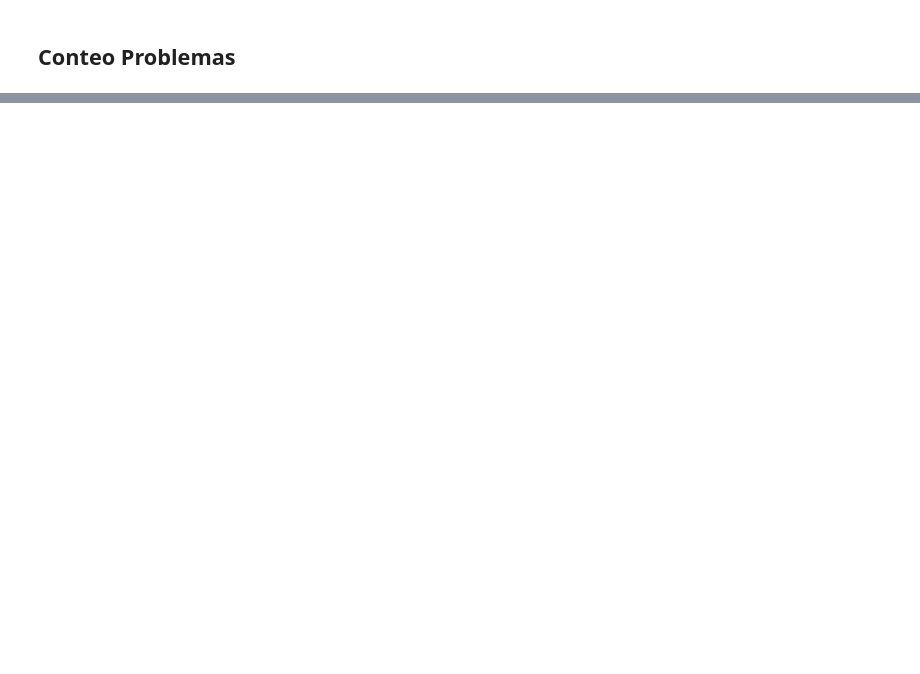
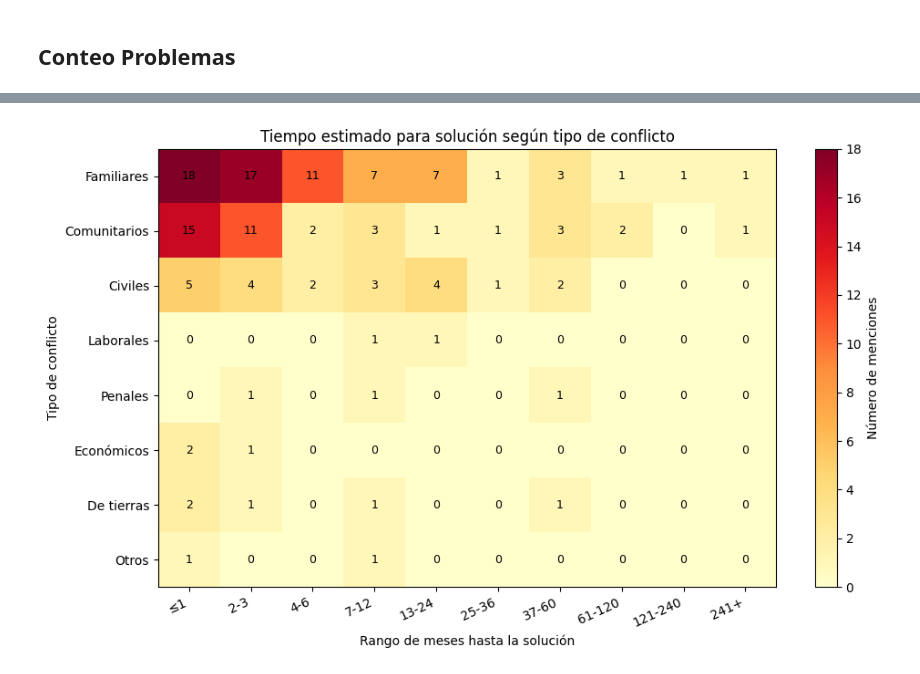
Before and after one commit to d-correalr/DSA, a Jupyter notebook: Expedición.ipynb, the cells around one changed output, grey strips where cells are left out. Saved outputs shown, nothing was run; the diff lists cells and outputs as text; code cells hidden in the pictures; blank space fills up the shorter version.

```diff
--- a/Expedición.ipynb
+++ b/Expedición.ipynb
@@ -1125,0 +1332,68 @@ m
+# %%
+
+# --- Columnas existentes en tu df ---
+col_rangos = "RangoMesesSolucion"  # ya creada en el paso anterior (bins de meses)
+# Detecta solo las categorías que realmente existen en tu df
+posibles_categorias = ["Familiares","Comunitarios","Civiles","Laborales","Penales","Económicos","De tierras","Otros"]
+categorias = [c for c in posibles_categorias if c in df.columns]
+
+# 1) Aseguramos que la columna de rangos exista; si no, la creamos desde la columna numérica
+if col_rangos not in df.columns:
+    col_meses = "En número de meses y de acuerdo a tu experiencia ¿cuanto tiempo consideras se llega a una solución a un problema o conflicto?"
+    df[col_meses] = pd.to_numeric(df.get(col_meses), errors="coerce")
+    bins = [0, 1, 3, 6, 12, 24, 36, 60, 120, 240, 400]
+    labels = ["≤1","2-3","4-6","7-12","13-24","25-36","37-60","61-120","121-240","241+"]
+    df[col_rangos] = pd.cut(df[col_meses], bins=bins, labels=labels, include_lowest=True, right=True)
+else:
+    # Orden objetivo de columnas del mapa con las etiquetas reales presentes
+    labels = list(df[col_rangos].cat.categories if hasattr(df[col_rangos], "cat") else df[col_rangos].dropna().unique())
+    # Garantiza el orden estándar si coincide con nuestras etiquetas sugeridas
+    orden_sugerido = ["≤1","2-3","4-6","7-12","13-24","25-36","37-60","61-120","121-240","241+"]
+    labels = [l for l in orden_sugerido if l in labels] + [l for l in labels if l not in orden_sugerido]
+
+# 2) Pasamos de matriz binaria a formato largo, filtrando nulos y tomando solo donde la categoría está marcada (1)
+use_cols = [col_rangos] + categorias
+tmp = df[use_cols].copy()
+tmp = tmp[tmp[col_rangos].notna()]                        # solo filas con rango válido
+tmp[categorias] = tmp[categorias].fillna(0).astype(int)   # asegura 0/1 enteros
+
+df_long = tmp.melt(id_vars=[col_rangos],
+                   value_vars=categorias,
+                   var_name="TipoConflicto",
+                   value_name="Presente")
+df_long = df_long[df_long["Presente"] == 1]
+
+# 3) Tabla (crosstab) ordenada por filas y columnas
+tabla = pd.crosstab(df_long["TipoConflicto"], df_long[col_rangos]).reindex(index=categorias)
+# reordenamos columnas según 'labels'
+tabla = tabla.reindex(columns=labels).fillna(0).astype(int)
+
+# 4) Mapa de calor con matplotlib (sin seaborn)
+fig, ax = plt.subplots(figsize=(10, 6))
+im = ax.imshow(tabla.values, aspect="auto", cmap="YlOrRd")
+
+# Etiquetas ejes
+ax.set_xticks(range(len(tabla.columns)))
+ax.set_xticklabels(tabla.columns, rotation=25, ha="right")
+ax.set_yticks(range(len(tabla.index)))
+ax.set_yticklabels(tabla.index)
+
+# Anotaciones en cada celda
+for i in range(tabla.shape[0]):
+    for j in range(tabla.shape[1]):
+        val = tabla.iat[i, j]
+        ax.text(j, i, str(val), ha="center", va="center", fontsize=9, color="black")
+
+# Colorbar y títulos
+cbar = fig.colorbar(im)
+cbar.set_label("Número de menciones")
+ax.set_title("Tiempo estimado para solución según tipo de conflicto")
+ax.set_xlabel("Rango de meses hasta la solución")
+ax.set_ylabel("Tipo de conflicto")
+plt.tight_layout()
+plt.show()
+
+# (opcional) imprime la tabla resultante
+print(tabla)
+# %% [output]
+[figure, added]
```
Also changed, not shown: parts of 29 cells of this notebook.
